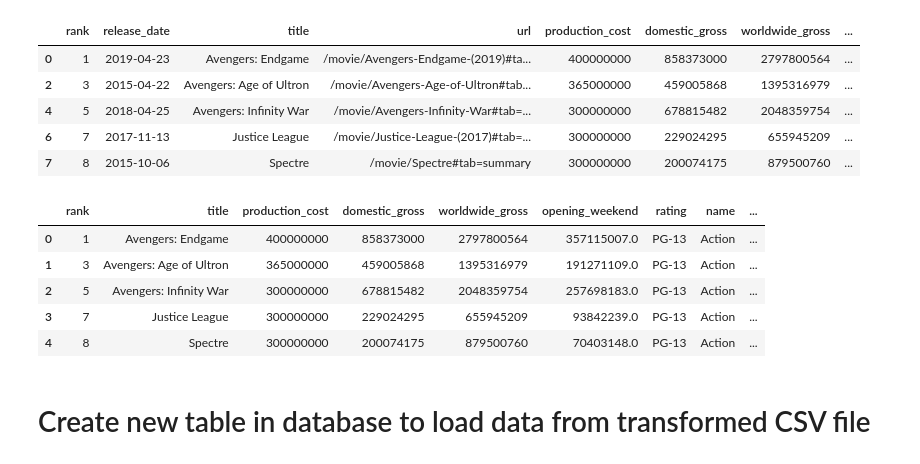
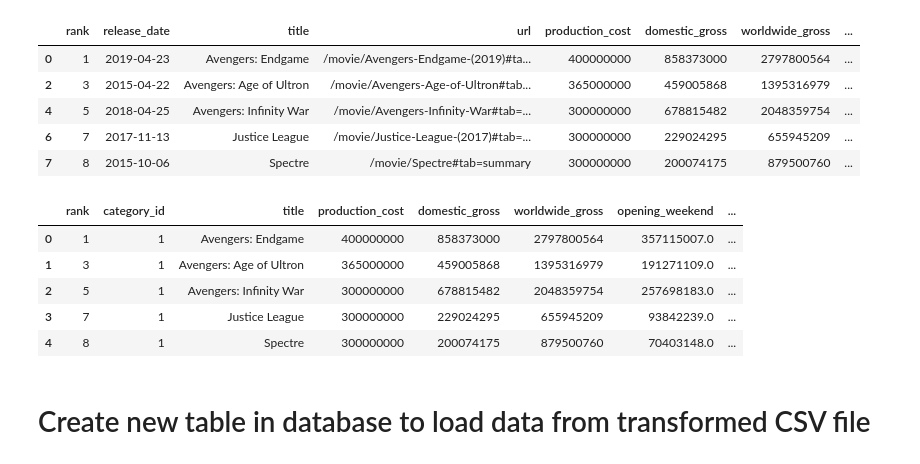
Before and after one commit to aniishap/ds2002, a Jupyter notebook: Data_Project_1.ipynb, the cells around one changed output. Drawn from its saved outputs; the diff is of its cells as text; code cells hidden in the pictures.

```diff
--- a/Data_Project_1.ipynb
+++ b/Data_Project_1.ipynb
@@ -730,18 +757,21 @@ original_csv.head(5)
 # %%
 # drop unnecessary columns so that we can create a table focusing on profits and film characteristics
 
-transformed_csv = original_csv.drop(columns=['release_date', 'url', 'runtime'])
-df_filmprofits = transformed_csv.reset_index(drop=True)  # Drop the old index
+original_csv = original_csv.drop(columns=['release_date', 'url', 'runtime'])
+df_filmprofits = original_csv.reset_index(drop=True)  # Drop the old index
+change_order = ["rank", "category_id", "title", "production_cost", "domestic_gross",
+                  "worldwide_gross", "opening_weekend", "rating", "name", "theaters", "year"]
+df_filmprofits = df_filmprofits[change_order]
 
 
 df_filmprofits.head(5)
 # %% [output]
-|  | rank | title | production_cost | domestic_gross | worldwide_gross | opening_weekend | rating | name | ... |
-| 0 | 1 | Avengers: Endgame | 400000000 | 858373000 | 2797800564 | 357115007.0 | PG-13 | Action | ... |
-| 1 | 3 | Avengers: Age of Ultron | 365000000 | 459005868 | 1395316979 | 191271109.0 | PG-13 | Action | ... |
-| 2 | 5 | Avengers: Infinity War | 300000000 | 678815482 | 2048359754 | 257698183.0 | PG-13 | Action | ... |
-| 3 | 7 | Justice League | 300000000 | 229024295 | 655945209 | 93842239.0 | PG-13 | Action | ... |
-| 4 | 8 | Spectre | 300000000 | 200074175 | 879500760 | 70403148.0 | PG-13 | Action | ... |
+|  | rank | category_id | title | production_cost | domestic_gross | worldwide_gross | opening_weekend | ... |
+| 0 | 1 | 1 | Avengers: Endgame | 400000000 | 858373000 | 2797800564 | 357115007.0 | ... |
+| 1 | 3 | 1 | Avengers: Age of Ultron | 365000000 | 459005868 | 1395316979 | 191271109.0 | ... |
+| 2 | 5 | 1 | Avengers: Infinity War | 300000000 | 678815482 | 2048359754 | 257698183.0 | ... |
+| 3 | 7 | 1 | Justice League | 300000000 | 229024295 | 655945209 | 93842239.0 | ... |
+| 4 | 8 | 1 | Spectre | 300000000 | 200074175 | 879500760 | 70403148.0 | ... |
 # %% [markdown]
 # Create new table in database to load data from transformed CSV file
 # %%
```
Also changed, not shown: parts of 13 cells of this notebook.
